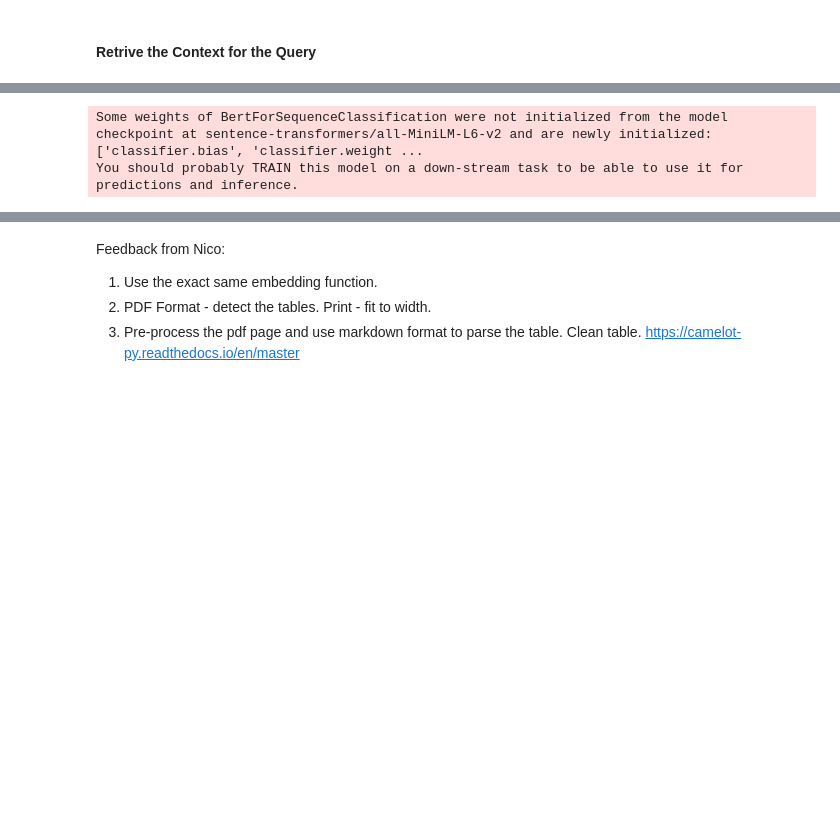
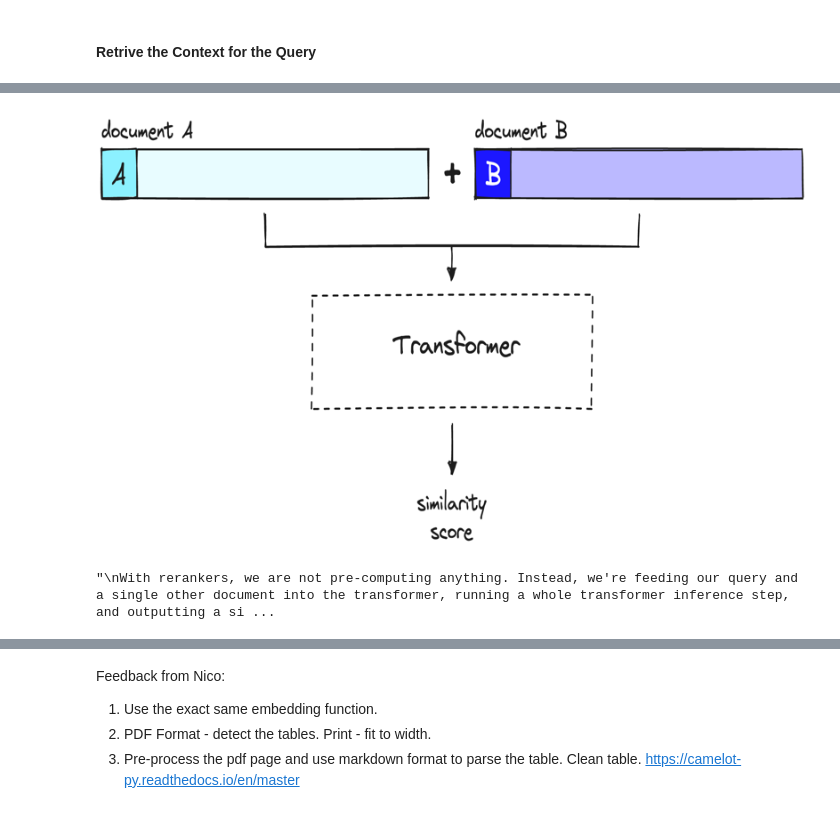
Before and after one commit to kevalshah90/re-rag-qa, a Jupyter notebook: t12_q&a.ipynb, the cells around one changed output, grey strips where cells are left out. Drawn from its saved outputs; the diff is of its cells as text; code cells hidden in the pictures; blank space fills up the shorter version.

```diff
--- a/t12_q&a.ipynb
+++ b/t12_q&a.ipynb
@@ -320,32 +610,38 @@ raw_index = VectorStoreIndex.from_documents(documents)
+# %%
+url = "https://cdn.sanity.io/images/vr8gru94/production/9f0d2f75571bb58eecf2520a23d300a5fc5b1e2c-2440x1100.png"
+
+img = Image.open(requests.get(url, stream=True).raw)
+# Resize the image
+resized_img = img.resize((800, 500))
+
+# Optionally save the resized image
+resized_img.save('resized_image.png', 'PNG')
+
+display(resized_img)
+
+"""
+With rerankers, we are not pre-computing anything. Instead, we're feeding our query and a single other document into the transformer, running a whole transformer inference step, and outputting a single similarity score. Rerankers avoid the information loss of bi-encoders — but they come with a different penalty — time.
+"""
+# %% [output]
+[figure, added]
+"\nWith rerankers, we are not pre-computing anything. Instead, we're feeding our query and a single other document into the transformer, running a whole transformer inference step, and outputting a si ...
 # %%
-from llama_index.postprocessor.flag_embedding_reranker import (
-    FlagEmbeddingReranker,
-)
+from llama_index.postprocessor.flag_embedding_reranker import FlagEmbeddingReranker
 
 
-llm = MistralAI(
-                model="mistral-small-latest",
-                api_key=userdata.get('MISTRAL_API_KEY')
-               )
+# llm = MistralAI(
+#                 model="mistral-small-latest",
+#                 api_key=userdata.get('MISTRAL_API_KEY')
+#                )
+
+llm = OpenAI(
+              model="gpt-3.5-turbo-0125",
+              api_key=userdata.get('OPENAI_API_KEY')
+            )
 
 
 reranker = FlagEmbeddingReranker(
-    top_n=5,
-    model="sentence-transformers/all-MiniLM-L6-v2",
+    top_n=10, # No. of nodes to return
+    model="BAAI/bge-reranker-large",
+    use_fp16=False
 )
-
-recursive_query_engine = recursive_index.as_query_engine(
-                                                          similarity_top_k=15,
-                                                          node_postprocessors=[reranker],
-                                                          verbose=True,
-                                                          llm=llm
-                                                        )
-
-raw_query_engine = raw_index.as_query_engine(
-                                              similarity_top_k=15,
-                                              node_postprocessors=[reranker],
-                                              llm=llm
-                                            )
-# %% [output]
-Some weights of BertForSequenceClassification were not initialized from the model checkpoint at sentence-transformers/all-MiniLM-L6-v2 and are newly initialized: ['classifier.bias', 'classifier.weight ...
-You should probably TRAIN this model on a down-stream task to be able to use it for predictions and inference.
```
Also changed, not shown: parts of 112 cells of this notebook.
